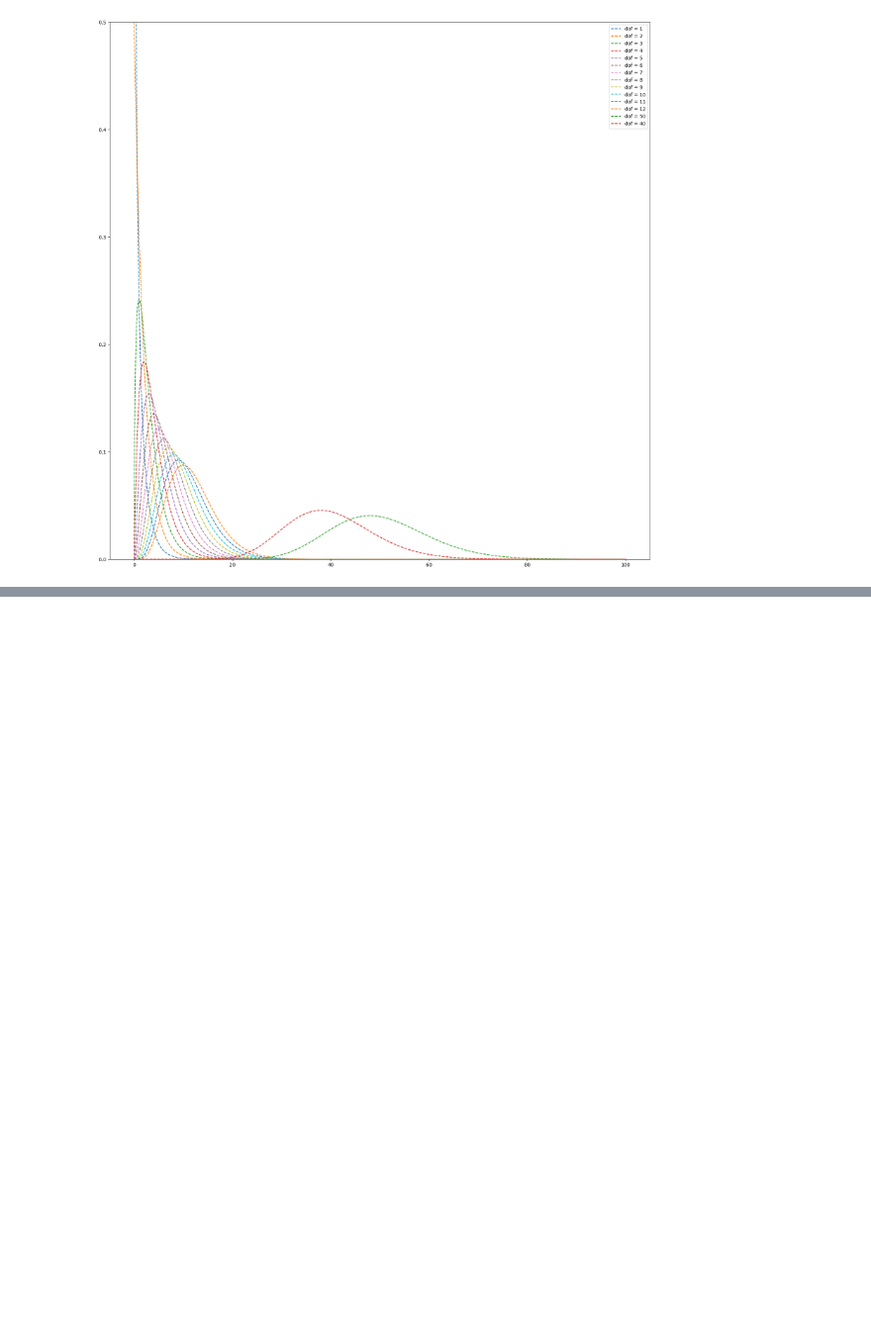
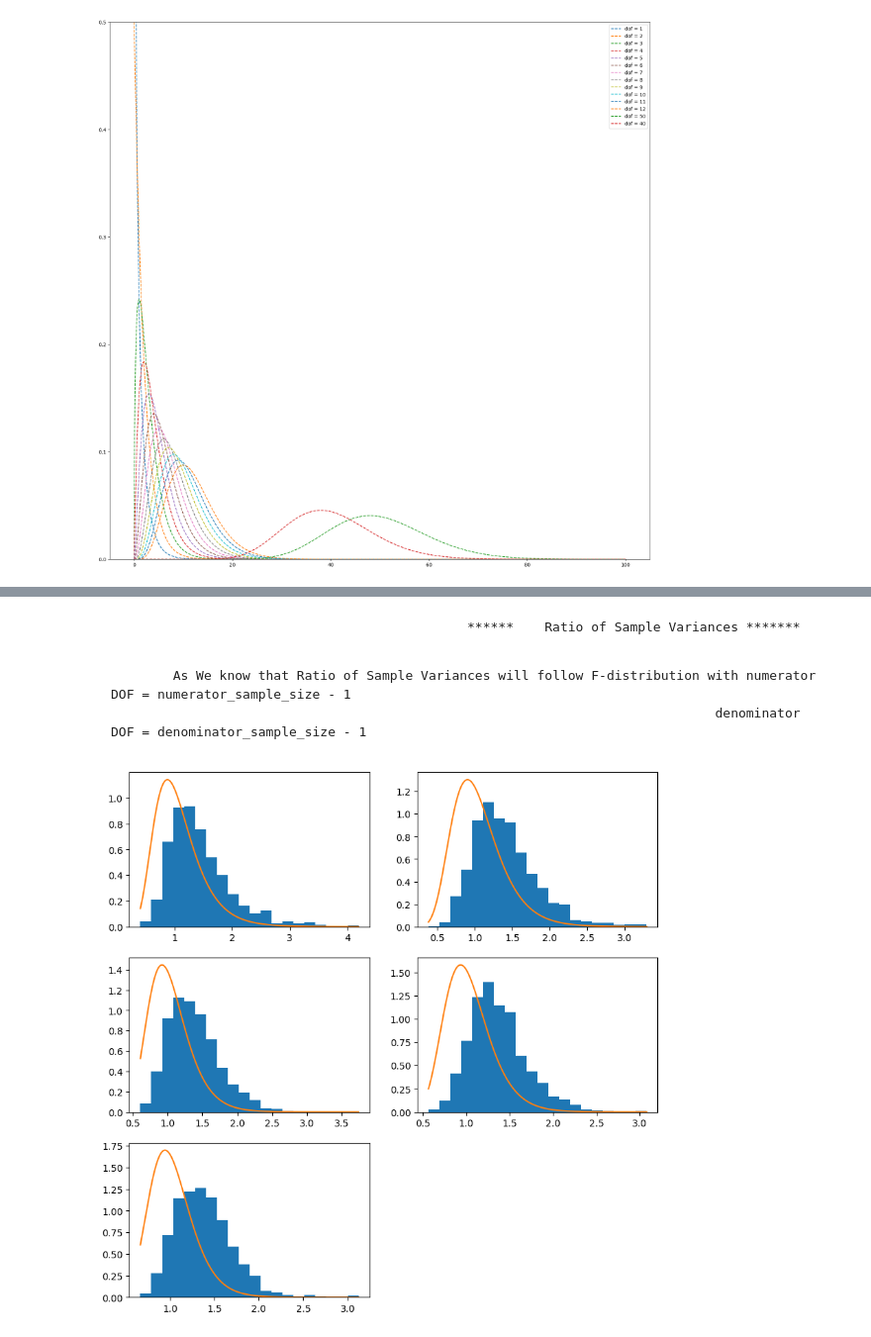
Before and after one commit to Pavansyamala/Statistics, a Jupyter notebook: ratioofsamplevariances.ipynb, the cells around one changed output, grey strips where cells are left out. Shown at 99% size. Drawn from its saved outputs; the diff is of its cells as text; code cells hidden in the pictures; blank space fills up the shorter version.

```diff
--- a/ratioofsamplevariances.ipynb
+++ b/ratioofsamplevariances.ipynb
@@ -16,3 +16,5 @@ plt.legend()
 plt.show()
 # %% [output]
 [figure]
+# %%
+data = pd.read_csv('student-por.csv')
@@ -18,0 +32,26 @@ plt.show()
+# %% [markdown]
+                                                  ******    Ratio of Sample Variances *******
+# %% [markdown]
+            As We know that Ratio of Sample Variances will follow F-distribution with numerator DOF = numerator_sample_size - 1
+                                                                                  denominator DOF = denominator_sample_size - 1
+# %%
+sample_size = [30+i for i in range(0 , 50 , 10)]
+plt.figure(figsize=(10,10))
+count = 1
+for size in sample_size:
+    plt.subplot(3,2 , count)
+    sample_variances = []
+    for i in range(1000):
+        sample1 = data['age'].sample(size)
+        sample2 = data['freetime'].sample(size)
+        sample_variances.append(sample1.var(ddof=1) / sample2.var(ddof=1))
+
+    lb = min(sample_variances)
+    ub = max(sample_variances)
+    x = np.linspace(lb , ub , 1000)
+    y = f.pdf(x , size-1 , size-1)
+    plt.hist(sample_variances , bins = 20 , range = (lb ,ub) , density = True )
+    plt.plot(x,y)
+    count += 1
+# %% [output]
+[figure, added]
```
Also changed, not shown: parts of 3 cells of this notebook.
